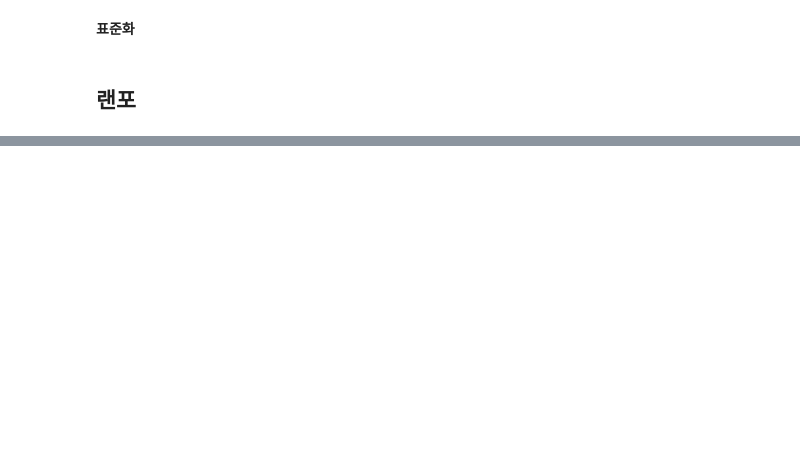
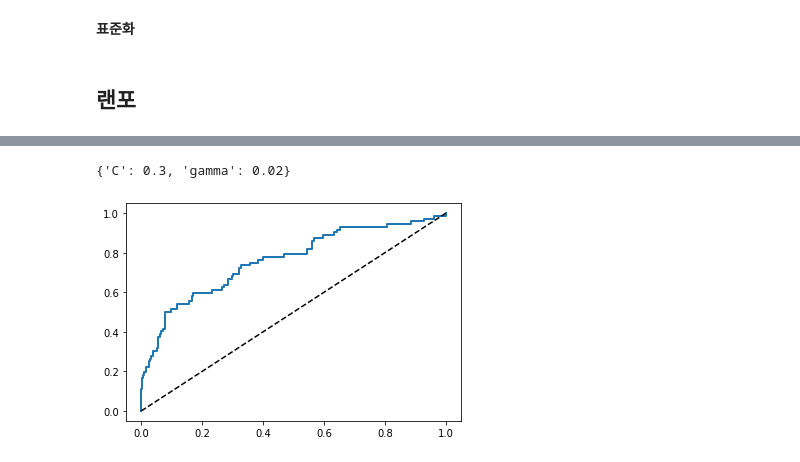
Before and after one commit to geunsu-jo/KCYPS_project, a Jupyter notebook: 201611533_project.ipynb, the cells around one changed output, grey strips where cells are left out. Cells and saved outputs as stored; diff of their text form; code cells hidden in the pictures; blank space fills up the shorter version.

```diff
--- a/201611533_project.ipynb
+++ b/201611533_project.ipynb
@@ -212,0 +99,5 @@ model.evaluate(X_test_scaled,y_test)
+# %%
+from sklearn.svm import SVC
+
+svc = SVC(kernel="rbf", gamma=0.1, C=0.2, probability=True, random_state=42)
+svc.fit(X_train_scaled, y_train)
@@ -212,0 +109,14 @@ model.evaluate(X_test_scaled,y_test)
+# %%
+from sklearn.model_selection import RandomizedSearchCV
+from sklearn.svm import SVC
+
+param_svm = {
+    "gamma": np.arange(1,10)/50,
+    "C": np.arange(1,10)/20
+}
+svc = SVC(kernel="rbf", probability=True, random_state=42)
+
+rnd_search_svc = RandomizedSearchCV(svc, param_svm, n_iter=20, cv=5,
+                                   scoring="recall", random_state=42,
+                                   return_train_score=True) # n_iter는 파라미터공간에서 선택할(반복할) 파라미터 수
+rnd_search_svc.fit(X_train_scaled, y_train)
@@ -212,0 +136,11 @@ model.evaluate(X_test_scaled,y_test)
+# %%
+rnd_search_svc.best_params_
+# %% [output]
+{'C': 0.3, 'gamma': 0.02}
+# %%
+pred_svc_proba = rnd_search_svc.best_estimator_.predict_proba(X_test_scaled)[:,1]
+
+fpr, tpr, thr = roc_curve(y_test, pred_svc_proba)
+plot_roc_curve(fpr, tpr)
+# %% [output]
+[figure, added]
```
Also changed, not shown: parts of 30 cells of this notebook.
